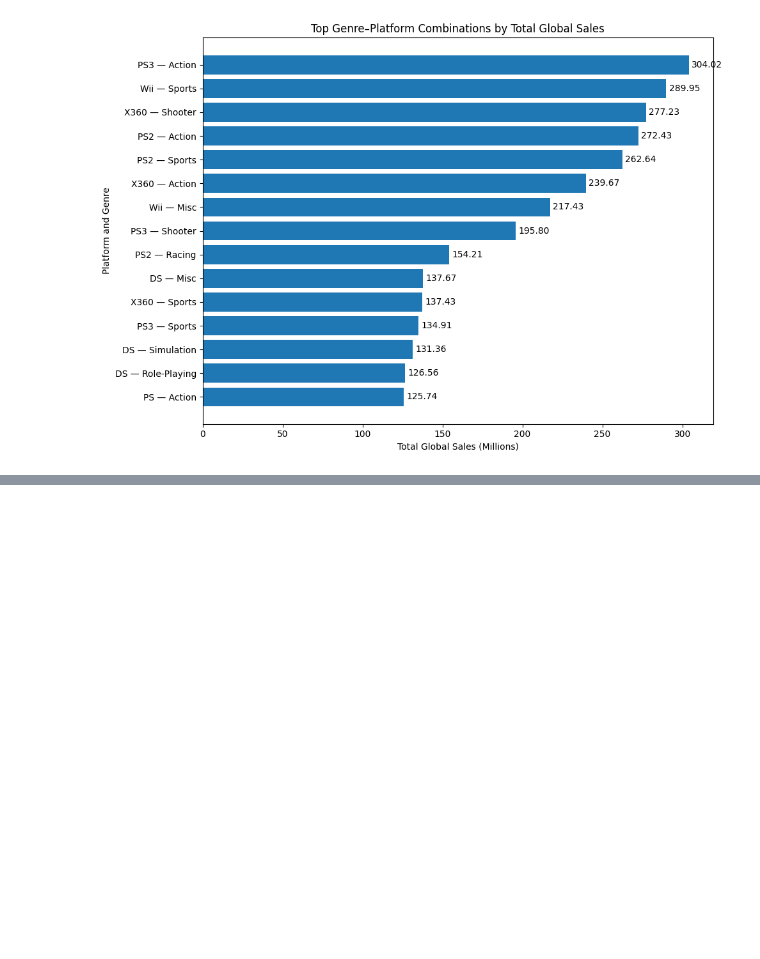
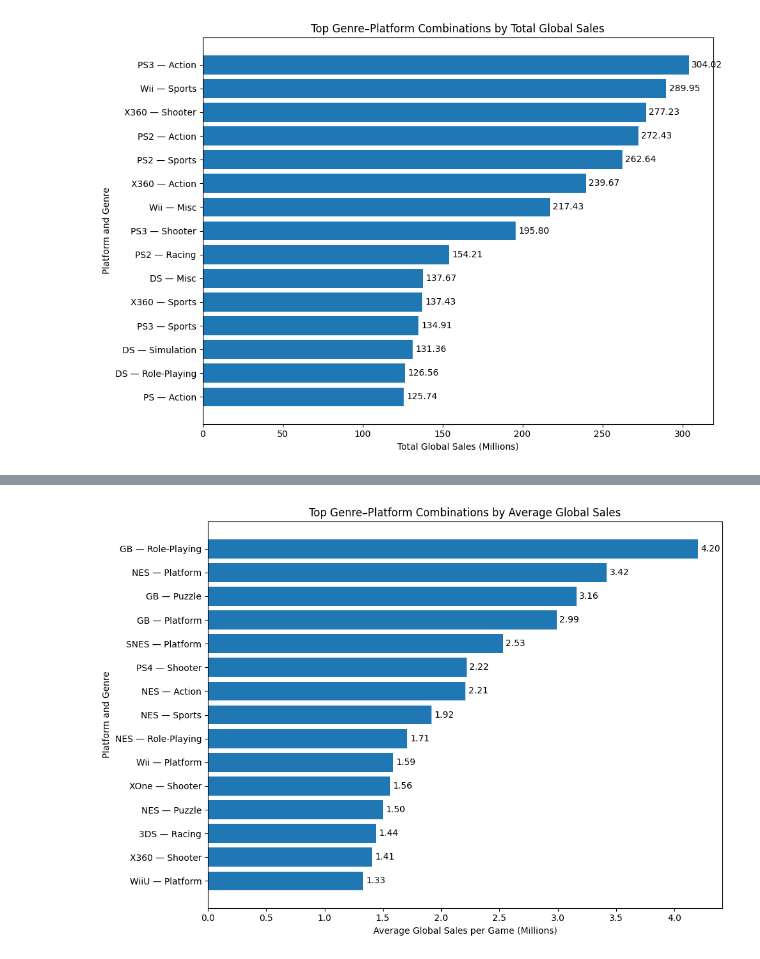
Before and after one commit to tylernsocial/data-analysis-on-the-videogame-industry, a Jupyter notebook: notebooks/research_questions_and_modeling/07_genre_performance_across_platforms.ipynb, the cells around one changed output, grey strips where cells are left out. Cells and saved outputs as stored; diff of their text form; code cells hidden in the pictures; blank space fills up the shorter version.

```diff
--- a/notebooks/research_questions_and_modeling/07_genre_performance_across_platforms.ipynb
+++ b/notebooks/research_questions_and_modeling/07_genre_performance_across_platforms.ipynb
@@ -260,0 +267,38 @@ plt.show()
+# %%
+top_average_sales = (
+    reliable_combinations
+    .sort_values("average_global_sales", ascending=False)
+    .head(15)
+    .copy()
+)
+
+top_average_sales["genre_platform"] = (
+    top_average_sales["platform"]
+    + " — "
+    + top_average_sales["genre"]
+)
+
+plot_data = top_average_sales.sort_values(
+    "average_global_sales",
+    ascending=True
+)
+
+plt.figure(figsize=(10, 7))
+
+# Store the container returned by plt.barh
+bars = plt.barh(
+    plot_data["genre_platform"],
+    plot_data["average_global_sales"]
+)
+
+# Add values next to the bars
+plt.bar_label(bars, fmt="%.2f", padding=3)
+
+plt.title("Top Genre–Platform Combinations by Average Global Sales")
+plt.xlabel("Average Global Sales per Game (Millions)")
+plt.ylabel("Platform and Genre")
+
+plt.tight_layout()
+plt.show()
+# %% [output]
+[figure, added]
```
Also changed, not shown: parts of 5 cells of this notebook.
